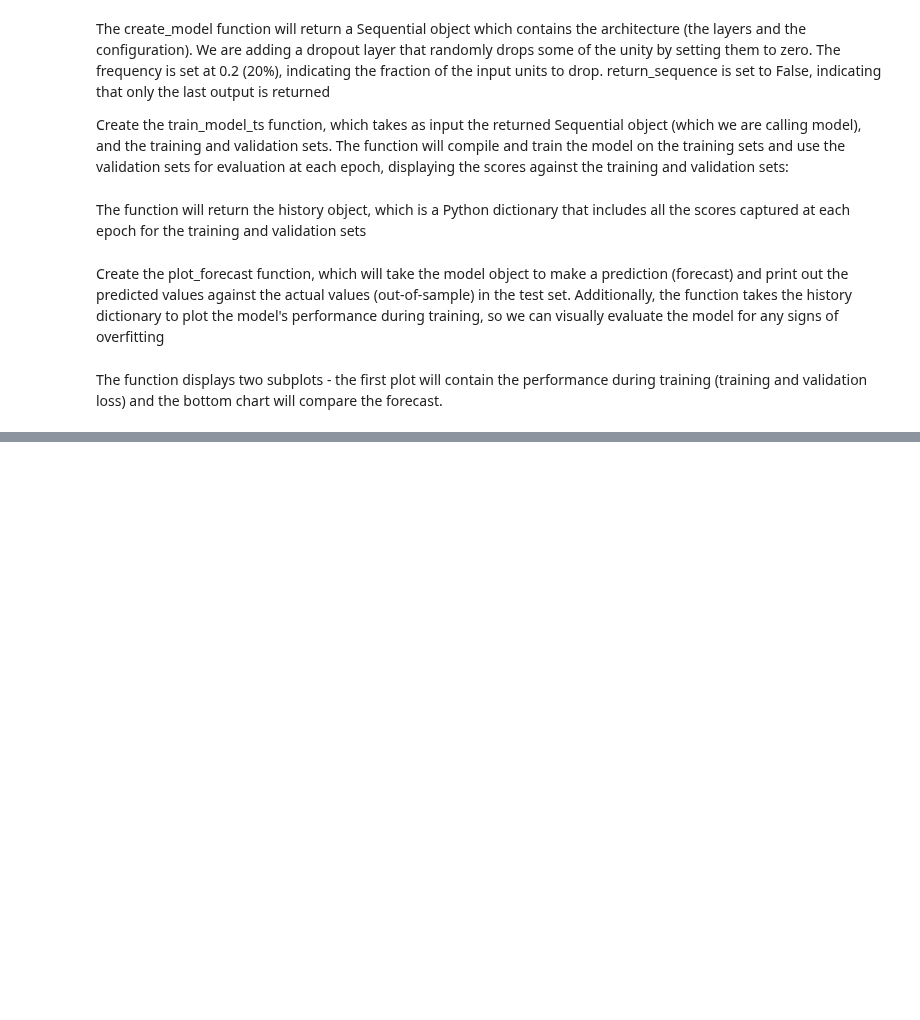
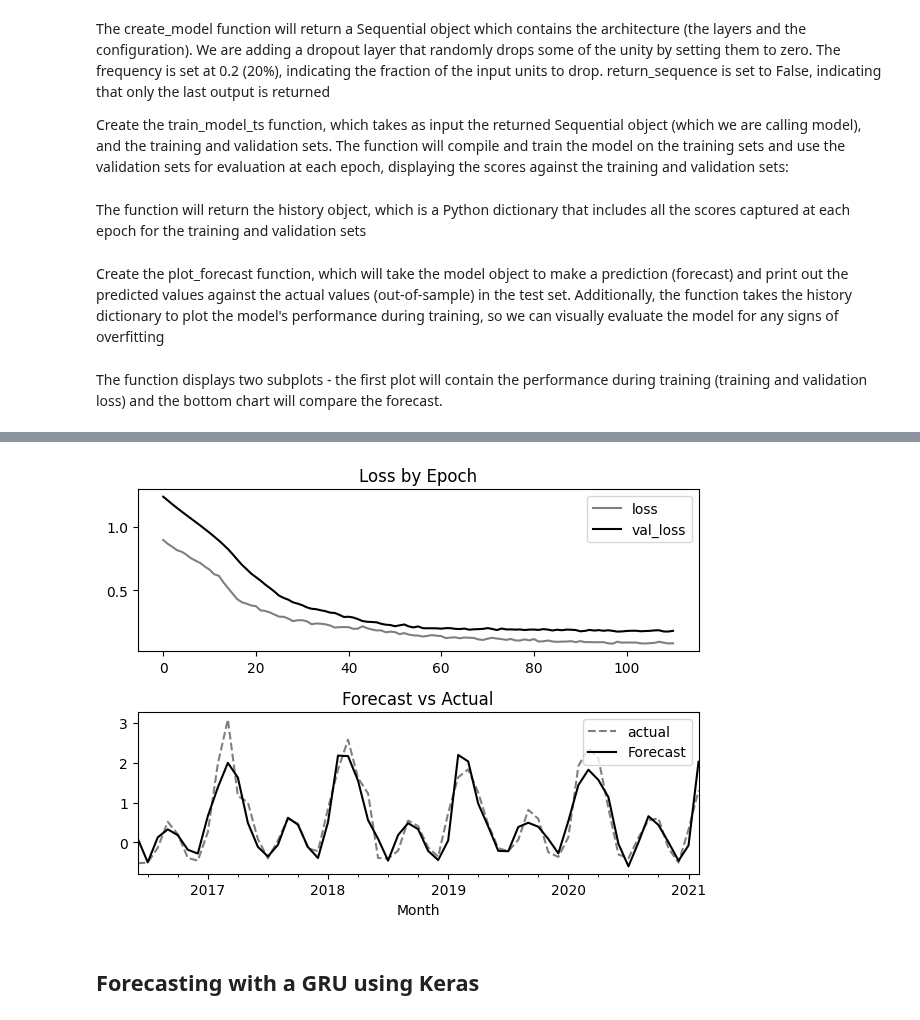
Before and after one commit to LaurbergMJ/TimeSeriesAnalysisWithPythonCookbook, a Jupyter notebook: Ch13.ipynb, the cells around one changed output, grey strips where cells are left out. Saved outputs shown, nothing was run; the diff lists cells and outputs as text; code cells hidden in the pictures; blank space fills up the shorter version.

```diff
--- a/Ch13.ipynb
+++ b/Ch13.ipynb
@@ -184,0 +246,15 @@ AttributeError: module 'tensorflow' has no attribute 'keras'
+# %%
+# Create another create_model with LSTM layers
+
+def create_model_LSTM(train, units, dropout=0.2):
+    model = keras.Sequential()
+    model.add(LSTM(units=units,
+                   input_shape=(train.shape[1],
+                                train.shape[2])))
+    model.add(Dropout(dropout))
+    model.add(Dense(1))
+    return model
+# %%
+# Use the create_model function to create a sequential object
+model_en_lstm = create_model_LSTM(train=x_train_en, units=32)
+model_en_lstm.summary()
@@ -184,0 +277,5 @@ AttributeError: module 'tensorflow' has no attribute 'keras'
+# %%
+# Use the train_model function to train the model and store the returned dictionay
+# as history_en_lstm
+
+history_en_lstm = train_model_ts(model_en_lstm, x_train_en, y_train_en, x_val_en, y_val_en, batch_size=64)
@@ -184,0 +300,5 @@ AttributeError: module 'tensorflow' has no attribute 'keras'
+# %%
+# Use the plot_forecaste to evaluate the LSTM model
+
+plot_forecast(model_en_lstm, x_test_en, y_test_en, test_en.index, history_en_lstm)
+# %% [output]
@@ -184,0 +306 @@ AttributeError: module 'tensorflow' has no attribute 'keras'
+[figure, added]
@@ -184,0 +323,2 @@ AttributeError: module 'tensorflow' has no attribute 'keras'
+# %% [markdown]
+## Forecasting with a GRU using Keras
```
Also changed, not shown: parts of 14 cells of this notebook.
